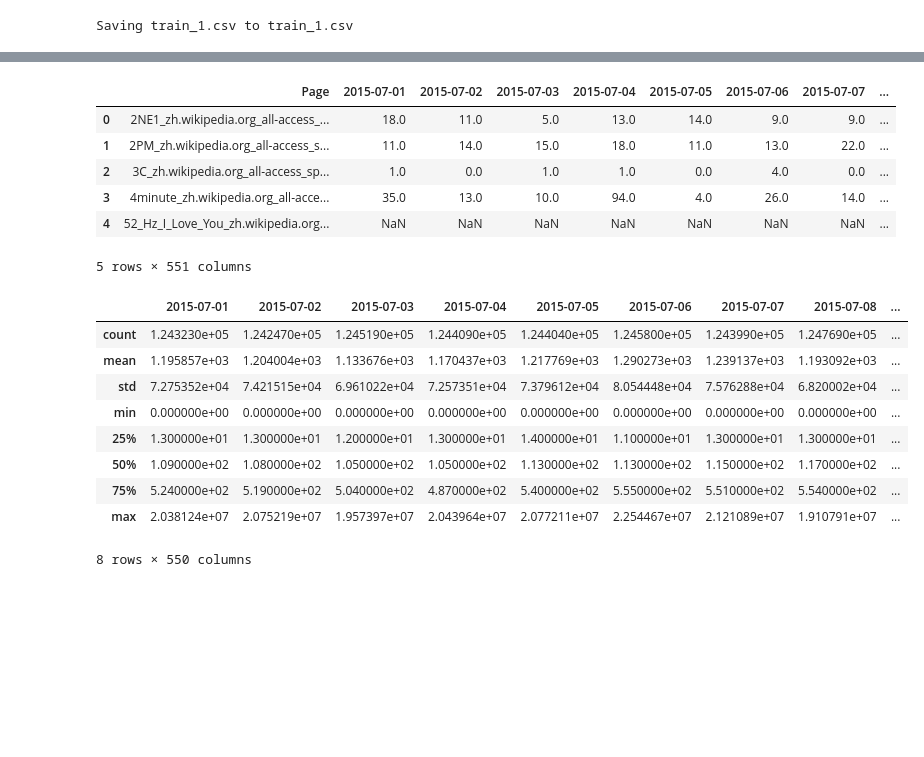
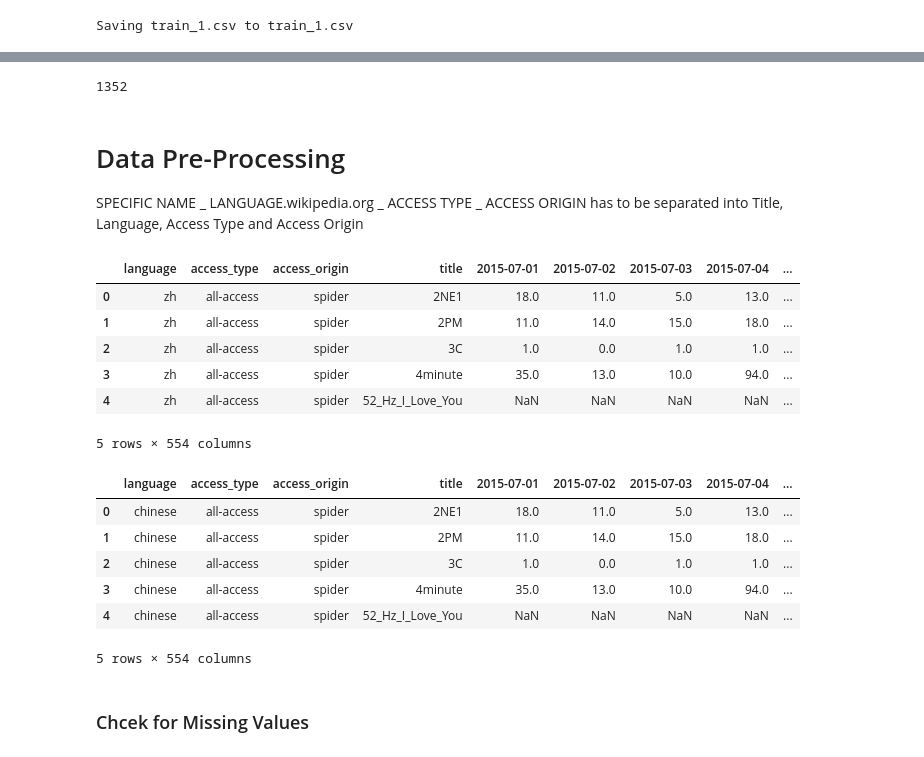
Before and after one commit to pkmariya/Scaler01, a Jupyter notebook: AdEaseTimeSeries_CaseStudy_Mariya_DSML.ipynb, the cells around one changed output, grey strips where cells are left out. Drawn from its saved outputs; the diff is of its cells as text; code cells hidden in the pictures; blank space fills up the shorter version.

```diff
--- a/AdEaseTimeSeries_CaseStudy_Mariya_DSML.ipynb
+++ b/AdEaseTimeSeries_CaseStudy_Mariya_DSML.ipynb
@@ -39,3 +70,7 @@ data_df = pd.read_csv('train_1.csv')
+# %%
+# data_df = pd.read_csv('https://drive.google.com/file/d/1qQkymAitU6l2pSe702rDUhQpoP8MUZXl/view?usp=share_link')
+# data_df = pd.read_csv('https://drive.google.com/file/d/1JSOdwBweD3TpsdiSiHH82WC7GZxYCqUr/view?usp=share_link')
+data_df = pd.read_csv('/content/sample_data/train_1.csv')
 # %%
 data_df.shape
 # %% [output]
@@ -51,23 +109,43 @@ memory usage: 609.8+ MB
+# %%
+df = data_df.copy(deep=True)
+# %%
+df.isnull().any(axis=1).sum()
+# %% [output]
+1352
+# %% [markdown]
+# Data Pre-Processing
+SPECIFIC NAME _ LANGUAGE.wikipedia.org _ ACCESS TYPE _ ACCESS ORIGIN has to be separated into Title, Language, Access Type and Access Origin
+# %%
+work_df = df['Page'].str.extract(r'wikipedia\.org_([A-Za-z-_]+)')[0]
+work_df = work_df.str.split('_', expand=True)
+work_df = pd.concat([work_df, df], axis=1).rename(columns={0:'access_type', 1:'access_origin'})
+language = work_df['Page'].str.extract(r"_([A-Za-z]{2}).wikipedia.org_")
+work_df = pd.concat([language, work_df], axis=1).rename(columns={0:"language"})
+work_df['Page'] = work_df['Page'].str.replace(r'(_[A-Za-z]{2}.wikipedia.[A-Za-z_-]+)','',regex=True)
+work_df = work_df.rename(columns={'Page':'title'})
+data_df = work_df.copy()
 # %%
 data_df.head()
 # %% [output]
-|  | Page | 2015-07-01 | 2015-07-02 | 2015-07-03 | 2015-07-04 | 2015-07-05 | 2015-07-06 | 2015-07-07 | ... |
-| 0 | 2NE1_zh.wikipedia.org_all-access_... | 18.0 | 11.0 | 5.0 | 13.0 | 14.0 | 9.0 | 9.0 | ... |
-| 1 | 2PM_zh.wikipedia.org_all-access_s... | 11.0 | 14.0 | 15.0 | 18.0 | 11.0 | 13.0 | 22.0 | ... |
-| 2 | 3C_zh.wikipedia.org_all-access_sp... | 1.0 | 0.0 | 1.0 | 1.0 | 0.0 | 4.0 | 0.0 | ... |
-| 3 | 4minute_zh.wikipedia.org_all-acce... | 35.0 | 13.0 | 10.0 | 94.0 | 4.0 | 26.0 | 14.0 | ... |
-| 4 | 52_Hz_I_Love_You_zh.wikipedia.org... | NaN | NaN | NaN | NaN | NaN | NaN | NaN | ... |
+|  | language | access_type | access_origin | title | 2015-07-01 | 2015-07-02 | 2015-07-03 | 2015-07-04 | ... |
+| 0 | zh | all-access | spider | 2NE1 | 18.0 | 11.0 | 5.0 | 13.0 | ... |
+| 1 | zh | all-access | spider | 2PM | 11.0 | 14.0 | 15.0 | 18.0 | ... |
+| 2 | zh | all-access | spider | 3C | 1.0 | 0.0 | 1.0 | 1.0 | ... |
+| 3 | zh | all-access | spider | 4minute | 35.0 | 13.0 | 10.0 | 94.0 | ... |
+| 4 | zh | all-access | spider | 52_Hz_I_Love_You | NaN | NaN | NaN | NaN | ... |
-5 rows × 551 columns
+5 rows × 554 columns
+# %%
+lang_dict = {'es':'spanish', 'zh':'chinese', 'ru':'russian', 'fr':'french', 'de':'german', 'en':'english', 'ja':'japanese'}
+data_df['language'] = data_df['language'].map(lang_dict)
 # %%
-data_df.describe()
+data_df.head()
 # %% [output]
-|  | 2015-07-01 | 2015-07-02 | 2015-07-03 | 2015-07-04 | 2015-07-05 | 2015-07-06 | 2015-07-07 | 2015-07-08 | ... |
-| count | 1.243230e+05 | 1.242470e+05 | 1.245190e+05 | 1.244090e+05 | 1.244040e+05 | 1.245800e+05 | 1.243990e+05 | 1.247690e+05 | ... |
-| mean | 1.195857e+03 | 1.204004e+03 | 1.133676e+03 | 1.170437e+03 | 1.217769e+03 | 1.290273e+03 | 1.239137e+03 | 1.193092e+03 | ... |
-| std | 7.275352e+04 | 7.421515e+04 | 6.961022e+04 | 7.257351e+04 | 7.379612e+04 | 8.054448e+04 | 7.576288e+04 | 6.820002e+04 | ... |
-| min | 0.000000e+00 | 0.000000e+00 | 0.000000e+00 | 0.000000e+00 | 0.000000e+00 | 0.000000e+00 | 0.000000e+00 | 0.000000e+00 | ... |
-| 25% | 1.300000e+01 | 1.300000e+01 | 1.200000e+01 | 1.300000e+01 | 1.400000e+01 | 1.100000e+01 | 1.300000e+01 | 1.300000e+01 | ... |
-| 50% | 1.090000e+02 | 1.080000e+02 | 1.050000e+02 | 1.050000e+02 | 1.130000e+02 | 1.130000e+02 | 1.150000e+02 | 1.170000e+02 | ... |
-| 75% | 5.240000e+02 | 5.190000e+02 | 5.040000e+02 | 4.870000e+02 | 5.400000e+02 | 5.550000e+02 | 5.510000e+02 | 5.540000e+02 | ... |
-| max | 2.038124e+07 | 2.075219e+07 | 1.957397e+07 | 2.043964e+07 | 2.077211e+07 | 2.254467e+07 | 2.121089e+07 | 1.910791e+07 | ... |
+|  | language | access_type | access_origin | title | 2015-07-01 | 2015-07-02 | 2015-07-03 | 2015-07-04 | ... |
+| 0 | chinese | all-access | spider | 2NE1 | 18.0 | 11.0 | 5.0 | 13.0 | ... |
+| 1 | chinese | all-access | spider | 2PM | 11.0 | 14.0 | 15.0 | 18.0 | ... |
+| 2 | chinese | all-access | spider | 3C | 1.0 | 0.0 | 1.0 | 1.0 | ... |
+| 3 | chinese | all-access | spider | 4minute | 35.0 | 13.0 | 10.0 | 94.0 | ... |
+| 4 | chinese | all-access | spider | 52_Hz_I_Love_You | NaN | NaN | NaN | NaN | ... |
-8 rows × 550 columns
+5 rows × 554 columns
+# %% [markdown]
+### Chcek for Missing Values
```
Also changed, not shown: parts of 30 cells of this notebook.
